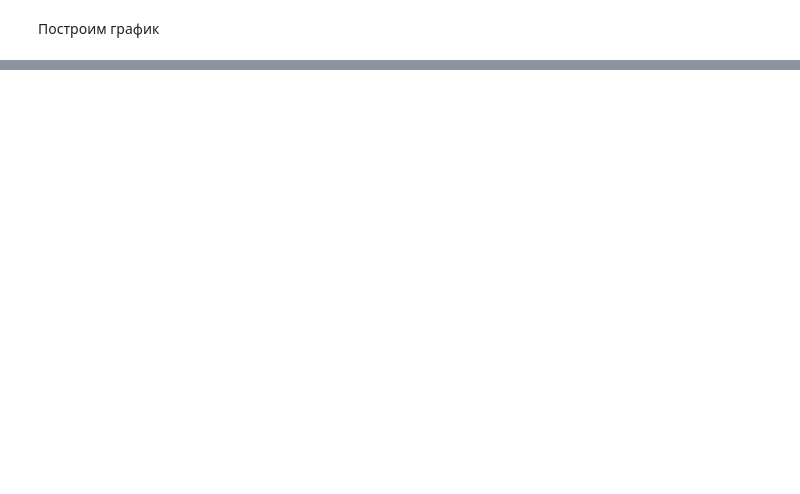
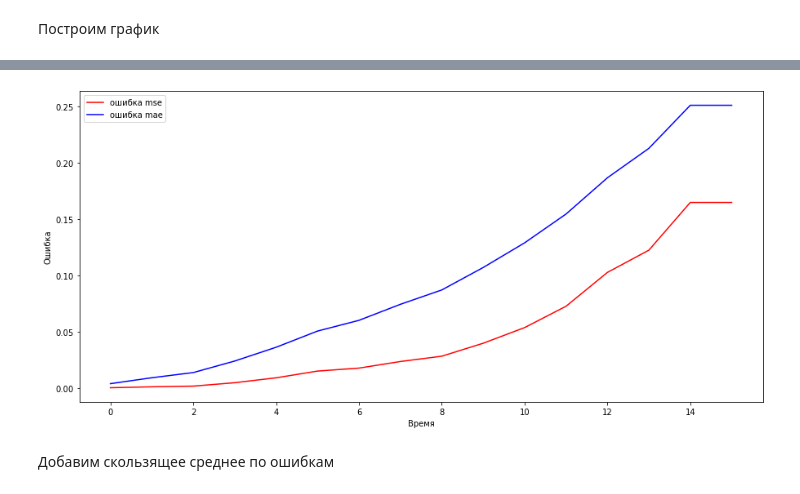
Before and after one commit to egorsemevskiy/GB_EDA, a Jupyter notebook: 4_lesson/HW_4_lesson_gold.ipynb, the cells around one changed output, grey strips where cells are left out. Drawn from its saved outputs; the diff is of its cells as text; code cells hidden in the pictures; blank space fills up the shorter version.

```diff
--- a/4_lesson/HW_4_lesson_gold.ipynb
+++ b/4_lesson/HW_4_lesson_gold.ipynb
@@ -895,0 +923,16 @@ plt.show()
+# %%
+df_error = pd.DataFrame(data=error,    # values
+             columns=['mse', 'mae', 'r2'])
+# %%
+plt.figure( figsize=( 15, 7 ))
+plt.xlabel('Время')
+plt.ylabel('Ошибка')
+plt.plot(df_error.iloc[:, 0], 'r',label='ошибка mse' )
+plt.plot(df_error.iloc[:, 1], 'b',label='ошибка mae')
+#plt.plot(er[:, 2], 'g',label='оценка R2')
+plt.legend()
+plt.show()
+# %% [output]
+[figure, added]
+# %% [markdown]
+Добавим скользящее среднее по ошибкам
```
Also changed, not shown: parts of 30 cells of this notebook, 10 other files.
